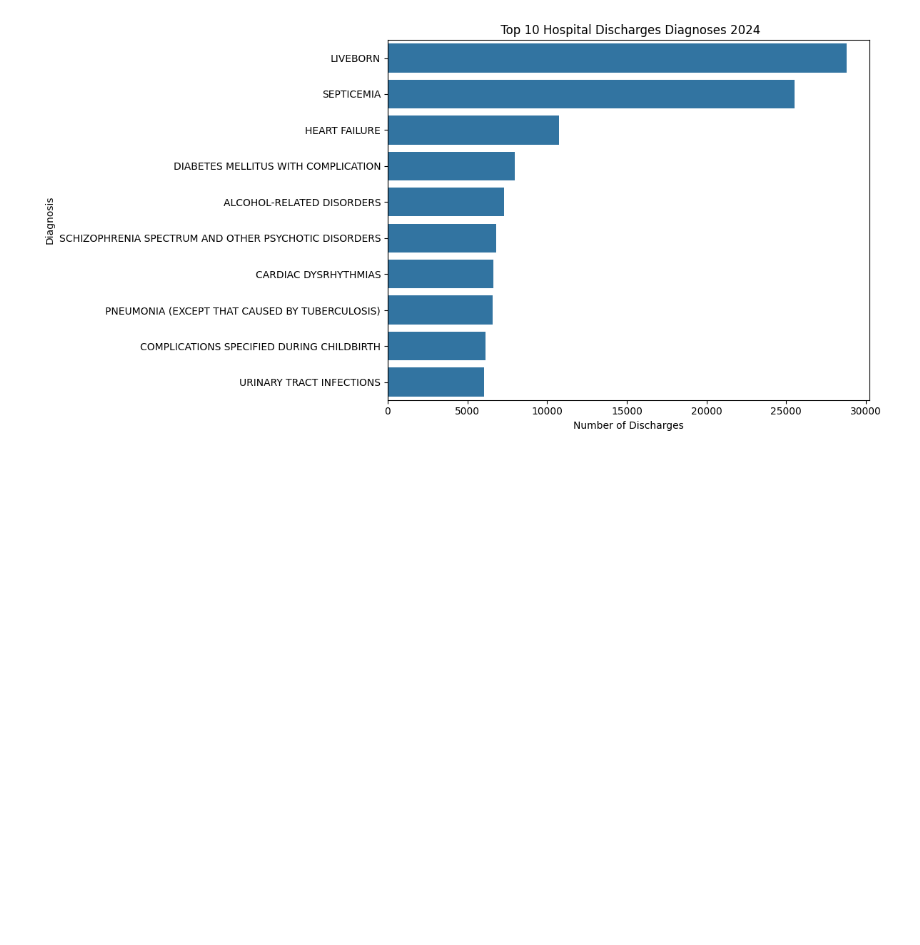
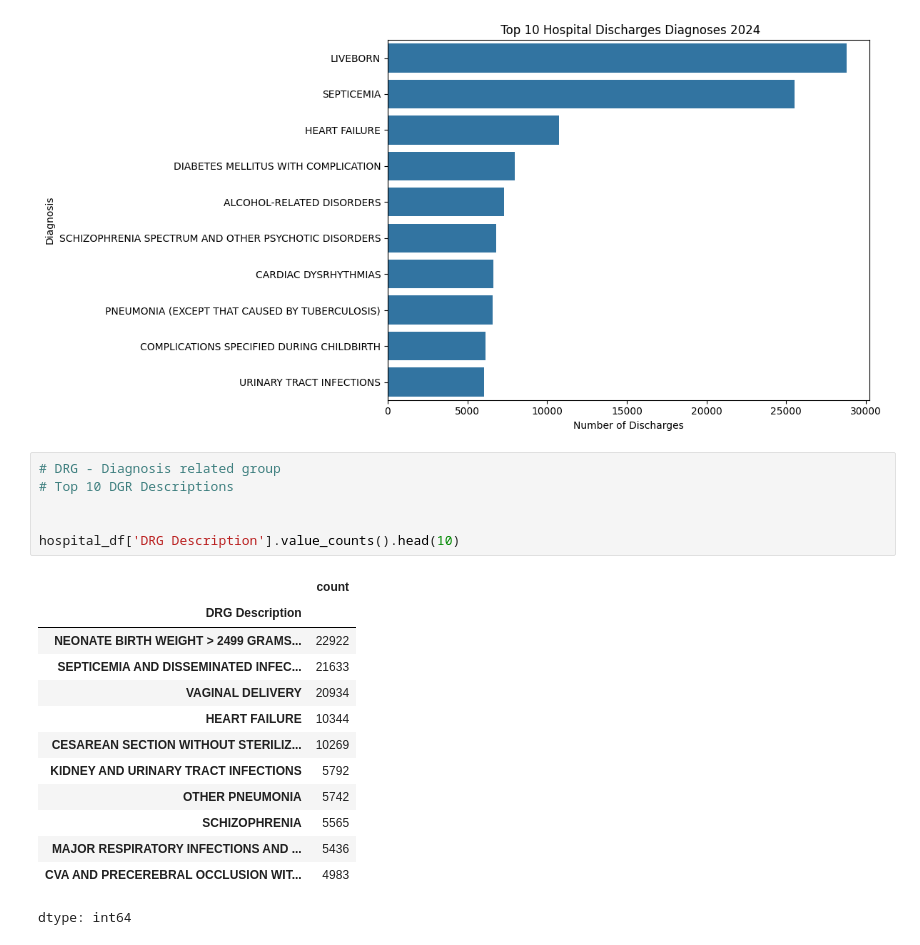
Before and after one commit to wenh08/Python_projects-, a Jupyter notebook: Hospital_Inpatient_Discharge.ipynb, the cells around one changed output. Saved outputs shown, nothing was run; the diff lists cells and outputs as text; blank space fills up the shorter version.

```diff
--- a/Hospital_Inpatient_Discharge.ipynb
+++ b/Hospital_Inpatient_Discharge.ipynb
@@ -330,3 +330,23 @@ plt.tight_layout()
 plt.show()
 # %% [output]
 [figure]
+# %%
+# DRG - Diagnosis related group
+# Top 10 DGR Descriptions
+
+
+hospital_df['DRG Description'].value_counts().head(10)
+# %% [output]
+|  | count |
+| DRG Description |  |
+| NEONATE BIRTH WEIGHT > 2499 GRAMS... | 22922 |
+| SEPTICEMIA AND DISSEMINATED INFEC... | 21633 |
+| VAGINAL DELIVERY | 20934 |
+| HEART FAILURE | 10344 |
+| CESAREAN SECTION WITHOUT STERILIZ... | 10269 |
+| KIDNEY AND URINARY TRACT INFECTIONS | 5792 |
+| OTHER PNEUMONIA | 5742 |
+| SCHIZOPHRENIA | 5565 |
+| MAJOR RESPIRATORY INFECTIONS AND ... | 5436 |
+| CVA AND PRECEREBRAL OCCLUSION WIT... | 4983 |
+dtype: int64
```
Also changed, not shown: parts of 7 cells of this notebook.
